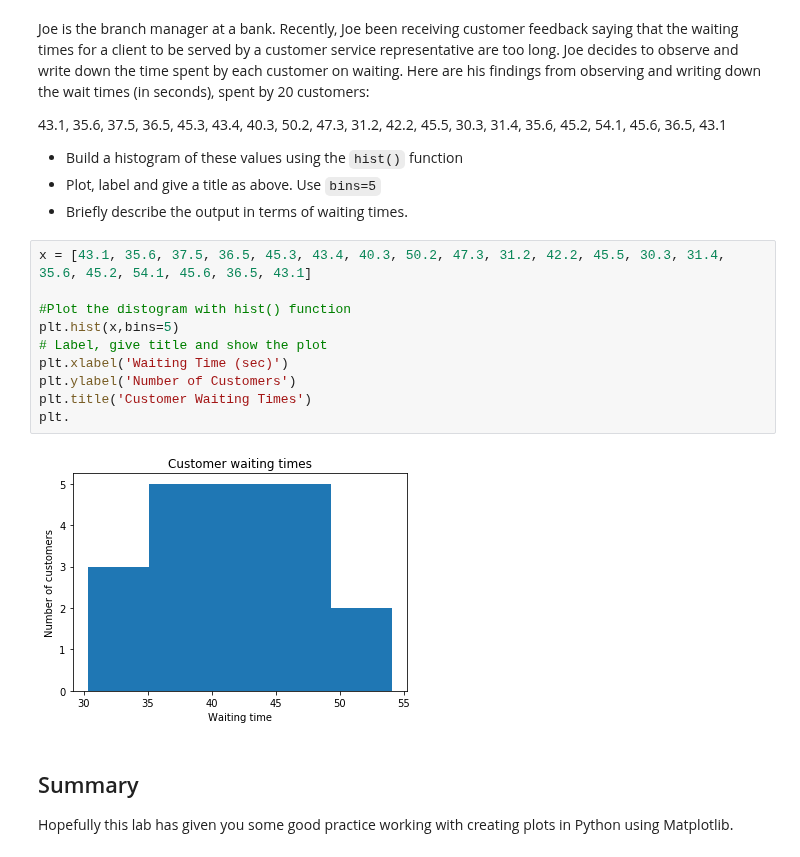
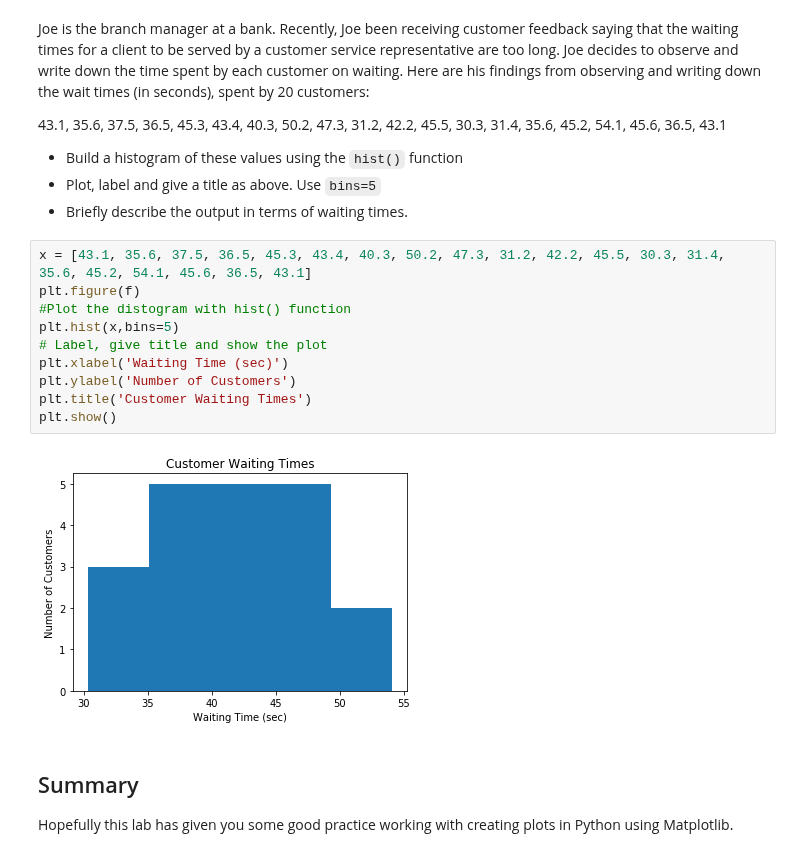
Before and after one commit to as6140/dsc-0-01-22-visualizing-data-lab-seattle-ds-career-040119, a Jupyter notebook: index.ipynb, the cells around one changed output. Drawn from its saved outputs; the diff is of its cells as text.

```diff
--- a/index.ipynb
+++ b/index.ipynb
@@ -93,16 +93,16 @@ Joe is the branch manager at a bank. Recently, Joe been receiving customer feedb
 * Briefly describe the output in terms of waiting times.
 # %%
 x = [43.1, 35.6, 37.5, 36.5, 45.3, 43.4, 40.3, 50.2, 47.3, 31.2, 42.2, 45.5, 30.3, 31.4, 35.6, 45.2, 54.1, 45.6, 36.5, 43.1]
-
+plt.figure(f)
 #Plot the distogram with hist() function
 plt.hist(x,bins=5)
 # Label, give title and show the plot
 plt.xlabel('Waiting Time (sec)')
 plt.ylabel('Number of Customers')
 plt.title('Customer Waiting Times')
-plt.
+plt.show()
 # %% [output]
-[figure, old version]
+[figure, new version]
 # %% [markdown]
 ## Summary
 
```
